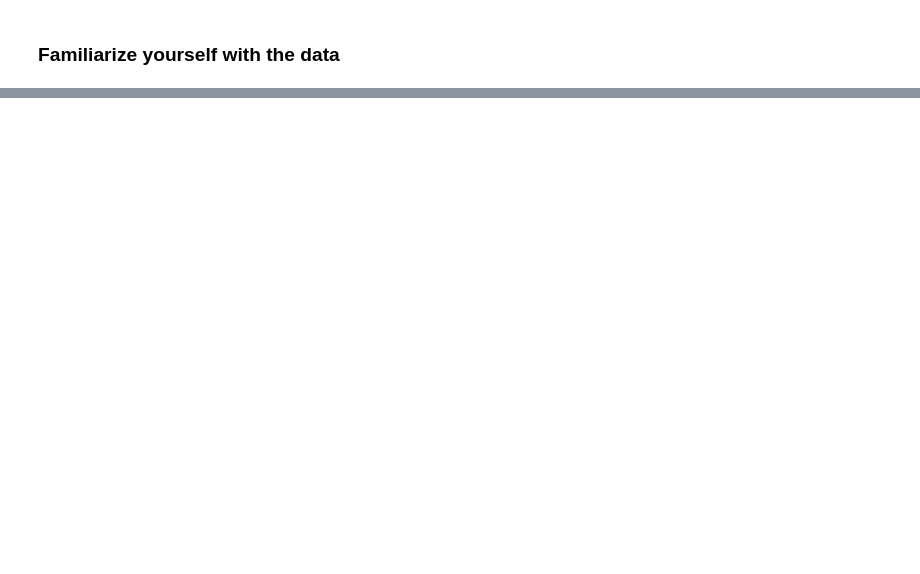
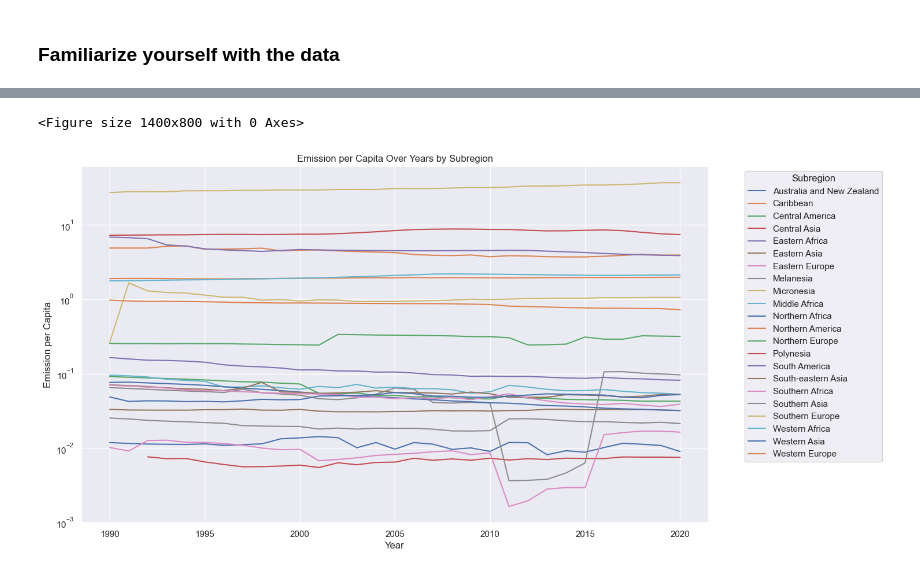
Before and after one commit to kc-divisionQ/ProgrammingAiWorkshop, a Jupyter notebook: notebook.ipynb, the cells around one changed output, grey strips where cells are left out. Cells and saved outputs as stored; diff of their text form; code cells hidden in the pictures; blank space fills up the shorter version.

```diff
--- a/notebook.ipynb
+++ b/notebook.ipynb
@@ -50,0 +197,14 @@ display(df.head(5))
+# %%
+grouped = df.groupby(['year', 'subregion'])['emission_per_capita'].sum().unstack()
+
+plt.figure(figsize=(14, 8))
+grouped.plot(kind='line', figsize=(14, 8), logy=True)
+plt.title("Emission per Capita Over Years by Subregion")
+plt.xlabel("Year")
+plt.ylabel("Emission per Capita")
+plt.legend(title="Subregion", bbox_to_anchor=(1.05, 1), loc="upper left")
+plt.grid(True)
+plt.show()
+# %% [output]
+<Figure size 1400x800 with 0 Axes>
+[figure, added]
```
Also changed, not shown: parts of 25 cells of this notebook, 2 other files.
